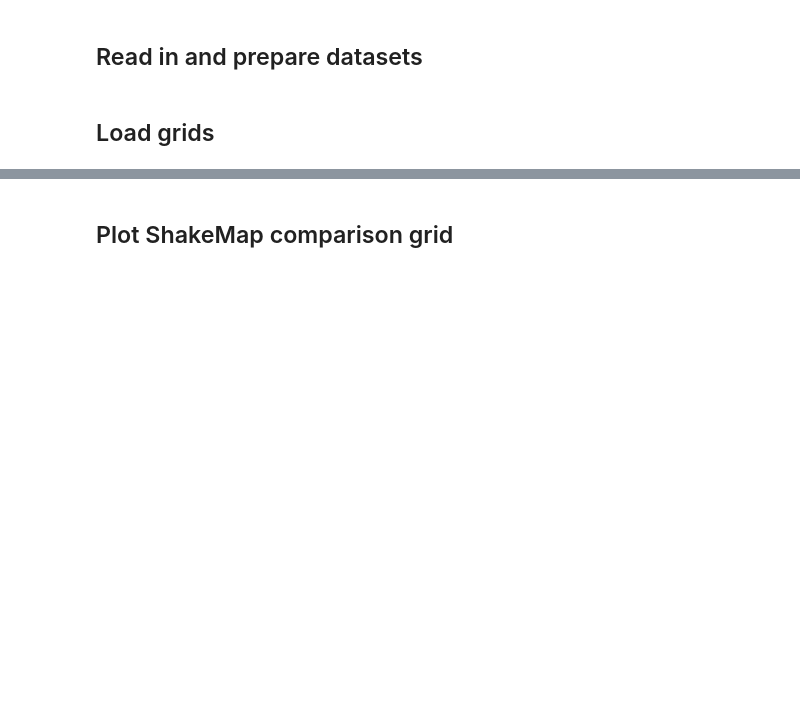
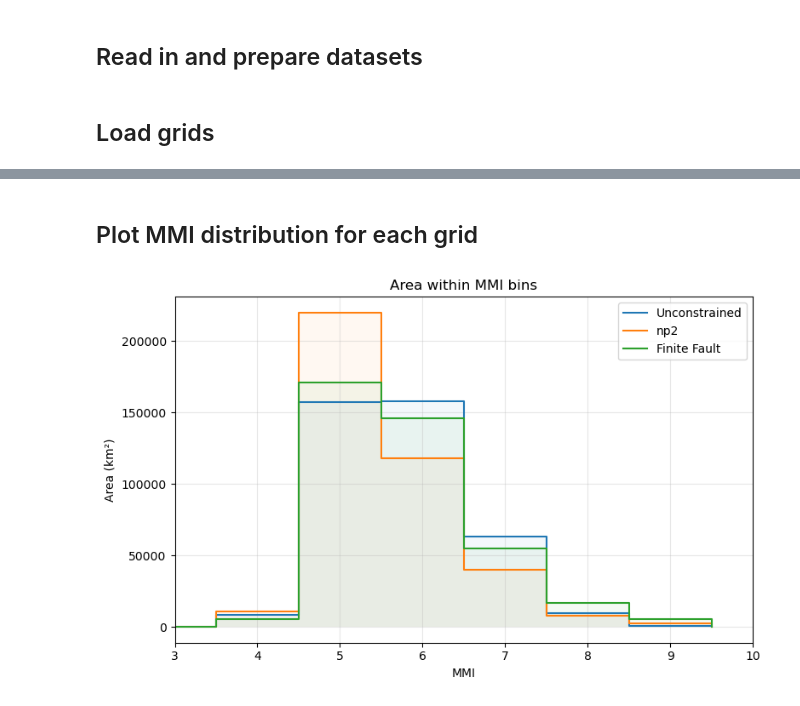
Before and after one commit to zoe-yin/shakemap-postprocess-tools, a Jupyter notebook: compare_shakemaps/calcDiff_v02.ipynb, the cells around one changed output, grey strips where cells are left out. Drawn from its saved outputs; the diff is of its cells as text; code cells hidden in the pictures; blank space fills up the shorter version.

```diff
--- a/compare_shakemaps/calcDiff_v02.ipynb
+++ b/compare_shakemaps/calcDiff_v02.ipynb
@@ -85,2 +212,36 @@ lons = np.linspace(cutdict.xmin, cutdict.xmax, nx)
 # %% [markdown]
-## Plot ShakeMap comparison grid
+## Plot MMI distribution for each grid
+# %%
+import matplotlib.pyplot as plt
+
+fig, ax = plt.subplots(figsize=(8, 5))
+
+for i, label in enumerate(labels):
+    y = bin_areas.isel(grid=i)
+
+    ax.step(
+        bin_areas["mmi"].values,
+        y.values,
+        where="post",
+        label=label
+    )
+
+    ax.fill_between(
+        bin_areas["mmi"].values,
+        y.values,
+        step="post",
+        alpha=0.05
+    )
+
+ax.set_xlim(3, 10)
+ax.set_xlabel("MMI")
+ax.set_ylabel("Area (km²)")
+ax.set_title("Area within MMI bins")
+ax.grid(True, alpha=0.3)
+ax.legend()
+
+plt.tight_layout()
+plt.savefig(f"{output}/MMI_area-intensity-dist.png", dpi=200)
+plt.show()
+# %% [output]
+[figure, added]
```
Also changed, not shown: parts of 24 cells of this notebook, 1 other file.
